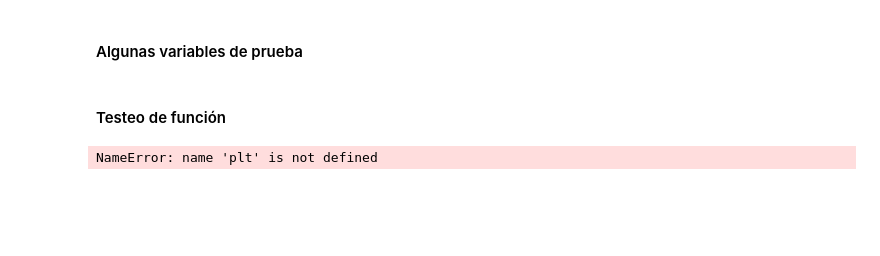
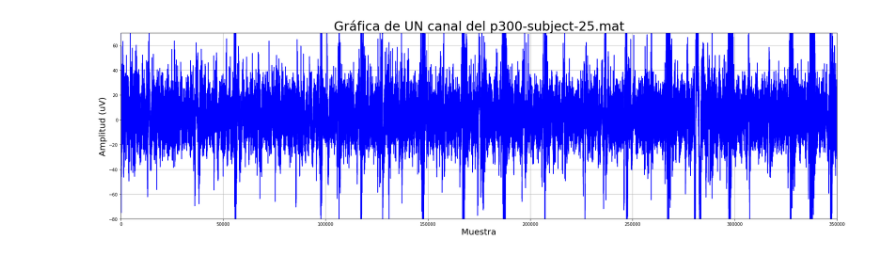
Before and after one commit to alexchavez1980/repo_tesis2, a Jupyter notebook: a_testeo_funciones.ipynb, the cells around one changed output. Drawn from its saved outputs; the diff is of its cells as text; code cells hidden in the pictures; blank space fills up the shorter version.

```diff
--- a/a_testeo_funciones.ipynb
+++ b/a_testeo_funciones.ipynb
@@ -14,22 +12,16 @@ import a_funciones as fun
-# %% [markdown]
-#### Algunas variables de prueba
-# %%
-mat4 = scipy.io.loadmat('./dataset/P300S04.mat')
-df_mat4_data = pd.DataFrame(mat4['data'][0][0][0])
-df_mat4_data['index'] = df_mat4_data.index
-df_mat4_data
-
-titulo = 'Señal obtenida: 8 canales en una misma imagen'
-xlabel = 'Muestra'
-ylabel = 'Amplitud (uV)'
-data_frame = df_mat4_data
-dir_savefig = "./images_alex/ONE_TWO_THREE.jpg"
-#eje_ploteo = [0,350000,-1700,2000]
-#plt.axis((0,350000,-1700,2000))
-# %% [markdown]
-#### Testeo de función
-# %%
-fun.grafico(data_frame, titulo, xlabel, ylabel, dir_savefig)
-# %% [output]
-NameError: name 'plt' is not defined
+# %%
+# Función para graficar UN canal del p300-subject-25.mat, que a su vez se le extrae el p300subject25['data'][0][0][0].
+p300subject25 = scipy.io.loadmat('./dataset/p300-subject-25.mat')
+signal = a_fun.to_df(p300subject25['data'][0][0][0])
+
+data_frame = signal
+titulo = 'Gráfica de UN canal del p300-subject-25.mat'
+dir_savefig = "./images_alex/CH01 - p300-subject-25.jpg"
+xlabel = 'Muestra'
+ylabel = 'Amplitud (uV)'
+canal = 1
+
+a_fun.grafic_signal(data_frame, titulo, xlabel, ylabel, dir_savefig, canal)
+# %% [output]
+[figure, added]
 # %%
```
Also changed, not shown: parts of 4 cells of this notebook, 7 other files.
